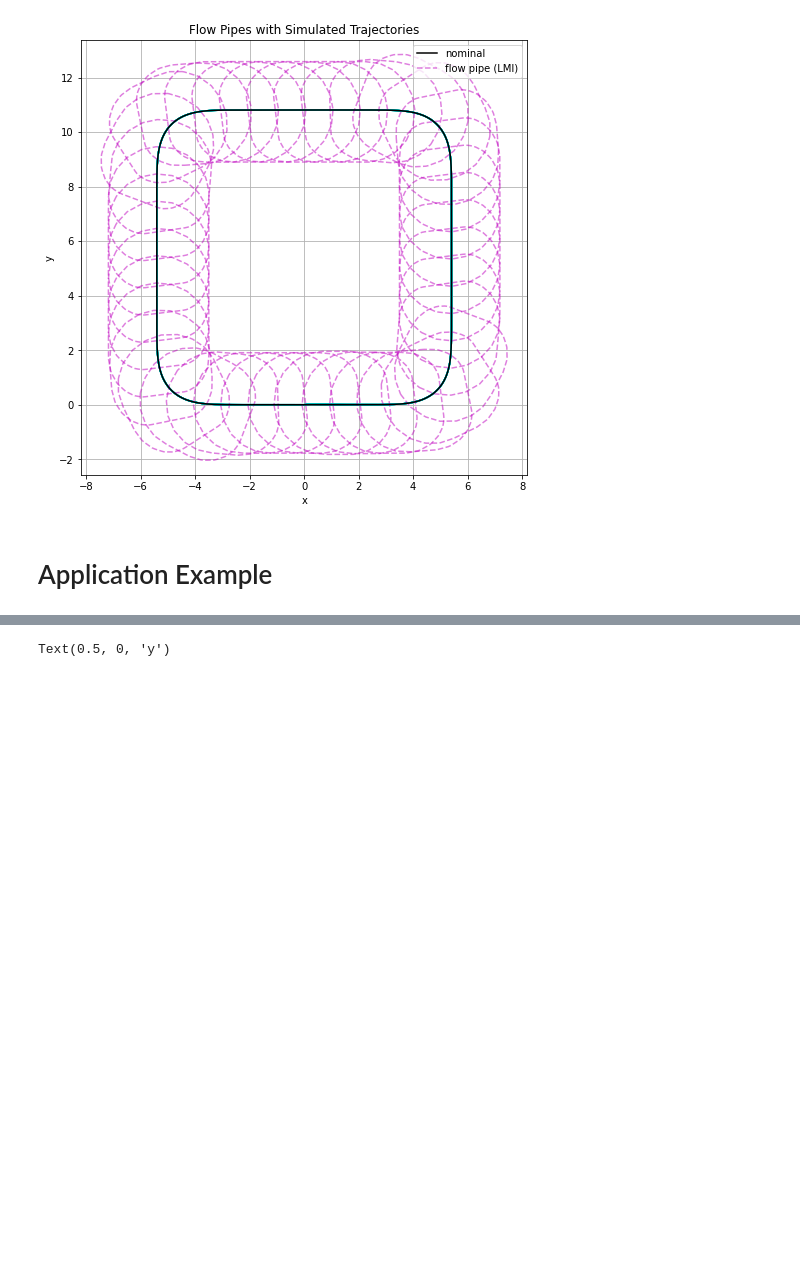
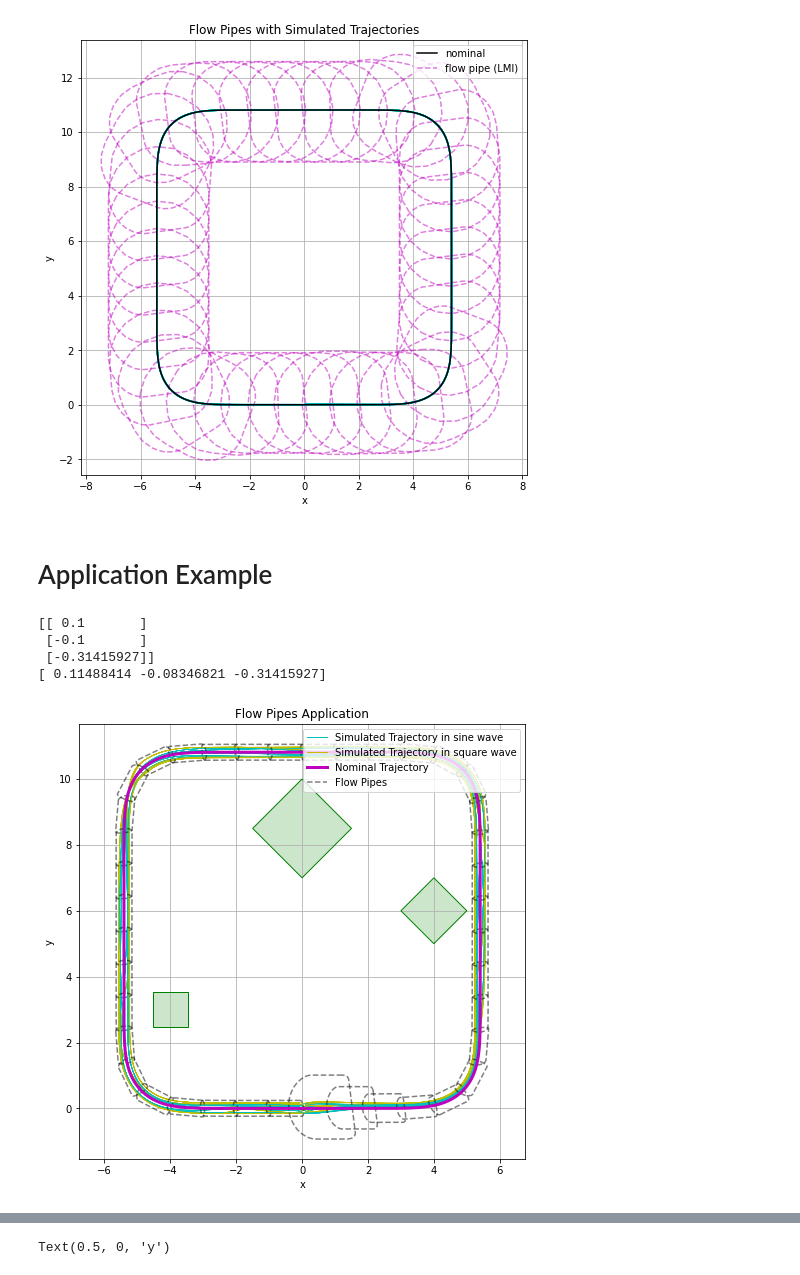
Before and after one commit to wsribunma/SE2_FlowPipes, a Jupyter notebook: SE(2) Invariant.ipynb, the cells around one changed output, grey strips where cells are left out. Drawn from its saved outputs; the diff is of its cells as text; code cells hidden in the pictures; blank space fills up the shorter version.

```diff
--- a/SE(2) Invariant.ipynb
+++ b/SE(2) Invariant.ipynb
@@ -386,7 +499,7 @@ n = 40 # number of interval hulls
 # disturbances
 w1 = 1
 w2 = 1
-sol1 = find_se2_invariant_set() # u, v, w1, w2
+sol1 = find_se2_invariant_set(svd(3*pi/4)) # u, v, w1, w2
 
 ref = SE_Dist.simulate(t, 0, w1, w2, 0, 0, 0, dist='sine', sol= sol1, use_approx=False)
 e0 = se2_log(array([0, 0, -pi/10]))
@@ -443,11 +556,12 @@ Text(0, 0.5, 'y')
 freq = [0.02, .04]#, .06, .08, .01, .03, .05, .07, .09]
 res = []
 t = 40
-n = 20 # number of interval hulls
+n = 40 # number of interval hulls
 # disturbances
 w1 = .1
 w2 = .1
-ref = SE_Dist.simulate(t, 0, w1, w2, 0, 0, 0, dist='sine', sol= sol1, use_approx=False)
+sol_s = find_se2_invariant_set(svd(3*pi/20))
+ref = SE_Dist.simulate(t, 0, w1, w2, 0, 0, 0, dist='sine', sol= sol_s, use_approx=False)
 e = []
 V=[]
 
@@ -459,8 +573,8 @@ for theta0 in np.linspace(-pi/10, pi/10, 2):
                 V.append(V0)
                 e.append(init_e)
                 for i in freq:
-                    r = SE_Dist.simulate(40, i, w1, w2, x0, y0, theta0, dist='sine', sol= sol1, use_approx=False)
-                    r2 = SE_Dist.simulate(40, i, w1, w2, x0, y0, theta0, dist='square', sol= sol1, use_approx=False)
+                    r = SE_Dist.simulate(40, i, w1, w2, x0, y0, theta0, dist='sine', sol= sol_s, use_approx=False)
+                    r2 = SE_Dist.simulate(40, i, w1, w2, x0, y0, theta0, dist='square', sol= sol_s, use_approx=False)
                     res.append(r)
                     if theta0 == np.pi/10 and x0 == .1 and y0 == .1 and i == freq[-1]:
                         SE_Dist.plot_simulated(r, name='sine wave', legend=True, save=False, linewidth = 1, color = 'c')
@@ -560,7 +674,7 @@ n = 40 # number of interval hulls
 # disturbances
 w1 = .1
 w2 = .1
-ref = SE_Dist.simulate(t, 0, w1, w2, 0, 0, 0, dist='sine', sol= sol1, use_approx=False)
+ref = SE_Dist.simulate(t, 0, w1, w2, 0, 0, 0, dist='sine', sol= sol_s, use_approx=False)
 
 
 for theta0 in np.linspace(-pi/10, pi/10, 2):
@@ -571,8 +685,8 @@ for theta0 in np.linspace(-pi/10, pi/10, 2):
                 V.append(V0)
                 e.append(init_e)
                 for i in freq:
-                    r = SE_Dist.simulate(40, i, w1, w2, x0, y0, theta0, dist='sine', sol= sol1, use_approx=False)
-                    r2 = SE_Dist.simulate(40, i, w1, w2, x0, y0, theta0, dist='square', sol= sol1, use_approx=False)
+                    r = SE_Dist.simulate(40, i, w1, w2, x0, y0, theta0, dist='sine', sol= sol_s, use_approx=False)
+                    r2 = SE_Dist.simulate(40, i, w1, w2, x0, y0, theta0, dist='square', sol= sol_s, use_approx=False)
                     res.append(r)
                     if theta0 == np.pi/10 and x0 == .1 and y0 == .1 and i == freq[-1]:
                         SE_Dist.plot_simulated(r, name='sine wave', legend=True, save=False, linewidth = 1, color = 'c')
@@ -586,33 +700,39 @@ print(e[i])
 e0 = se2_log(array(e[i]).reshape(3,))
 print(e0)
 
 flow_pipes_LMI, intervalhull_LMI, nom = flowpipes(ref, t, n, e0, w1, w2, sol)
 for facet in range(n):
     hs_ch_LMI = plt.plot(flow_pipes_LMI[facet][:,0], flow_pipes_LMI[facet][:,1], color='k', linestyle='--', alpha = 0.5)
 
 P4.plot(facecolor=(0.8,.9,0.8), edgecolor='g', linewidth=1)
 P3.plot(facecolor=(0.8,.9,0.8), edgecolor='g', linewidth=1)
 P5.plot(facecolor=(0.8,.9,0.8), edgecolor='g', linewidth=1)
 
 
 h_nom = plt.plot(nom[:,0], nom[:,1], color='m', linestyle='-', linewidth = 3)
 
 plt.axis('equal')
 title('Flow Pipes Application')
 xlabel('x')
 ylabel('y')
 
 lgd = plt.legend(loc=1)
 ax = lgd.axes
 handles, labels = ax.get_legend_handles_labels()
 handles.append(h_nom[0])
 labels.append('Nominal Trajectory')
 handles.append(hs_ch_LMI[0])
 labels.append('Flow Pipes')
 lgd._legend_box = None
 lgd._init_legend_box(handles, labels)
 lgd._set_loc(lgd._loc)
 lgd.set_title(lgd.get_title().get_text())
+# %% [output]
+[[ 0.1       ]
+ [-0.1       ]
+ [-0.31415927]]
+[ 0.11488414 -0.08346821 -0.31415927]
+[figure, added]
 # %%
 freq = [0.02, .04, .06, .08, .01, .03, .05, .07, .09]
 res = []
```
Also changed, not shown: parts of 13 cells of this notebook, 2 other files.
